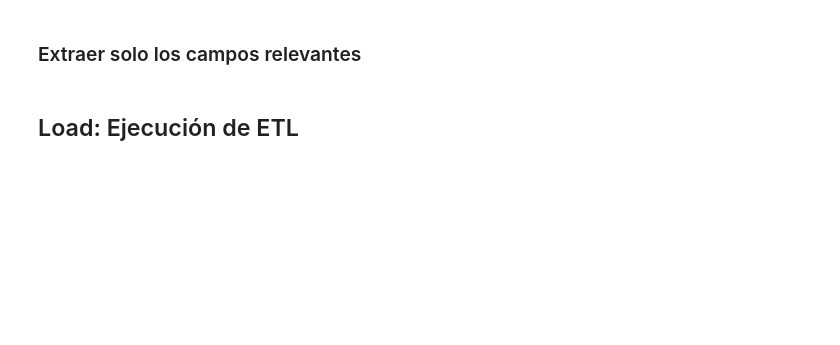
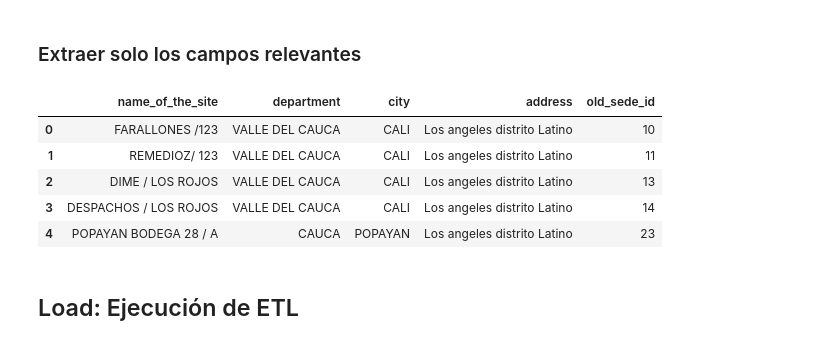
Before and after one commit to JuanLoaiza007/data-science-project-etl, a Jupyter notebook: notebooks/dim_ubicacion.ipynb, the cells around one changed output. Drawn from its saved outputs; the diff is of its cells as text; code cells hidden in the pictures; blank space fills up the shorter version.

Commit message:
Add: Name of the site to dim_ubicacion.

```diff
--- a/notebooks/dim_ubicacion.ipynb
+++ b/notebooks/dim_ubicacion.ipynb
@@ -70,14 +116,22 @@ ubicacion_df.head(3)
 # %%
 dim_ubicacion = pd.DataFrame(
     {
+        "name_of_the_site": ubicacion_df["nombre_sede"].values,
         "department": ubicacion_df["nombre_departamento"].values,
         "city": ubicacion_df["nombre_ciudad"].values,
         "address": ubicacion_df["direccion"].values,
         "old_sede_id": ubicacion_df["sede_id"].values,
     }
 )
 
 dim_ubicacion.head(5)
+# %% [output]
+|  | name_of_the_site | department | city | address | old_sede_id |
+| 0 | FARALLONES /123 | VALLE DEL CAUCA | CALI | Los angeles distrito Latino | 10 |
+| 1 | REMEDIOZ/ 123 | VALLE DEL CAUCA | CALI | Los angeles distrito Latino | 11 |
+| 2 | DIME / LOS ROJOS | VALLE DEL CAUCA | CALI | Los angeles distrito Latino | 13 |
+| 3 | DESPACHOS / LOS ROJOS | VALLE DEL CAUCA | CALI | Los angeles distrito Latino | 14 |
+| 4 | POPAYAN BODEGA 28 / A | CAUCA | POPAYAN | Los angeles distrito Latino | 23 |
 # %%
 # Create table
 metadata = sa.MetaData()
```
Also changed, not shown: parts of 6 cells of this notebook.
